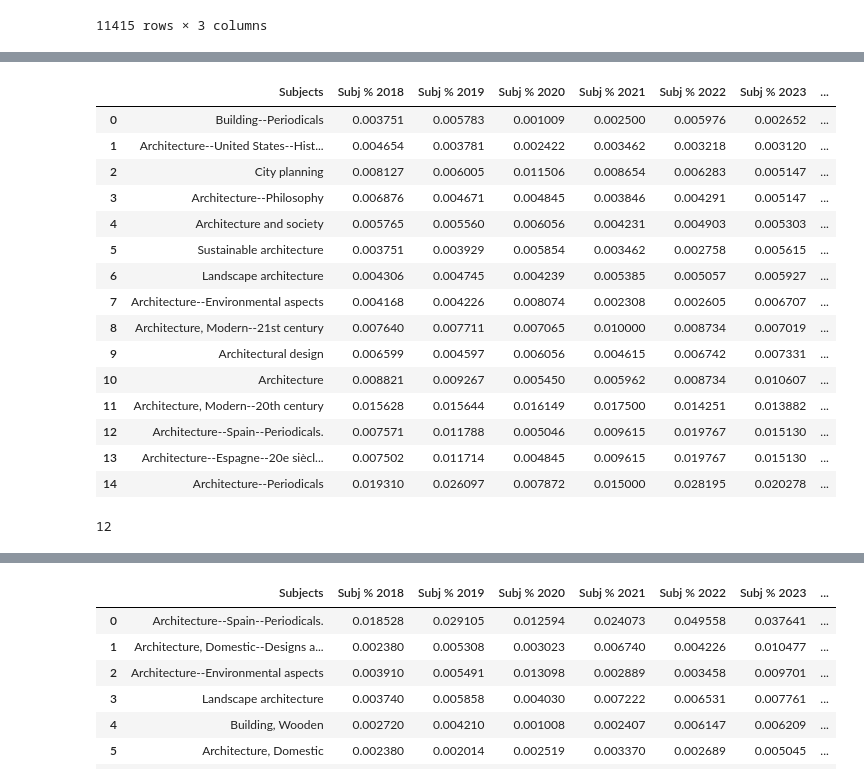
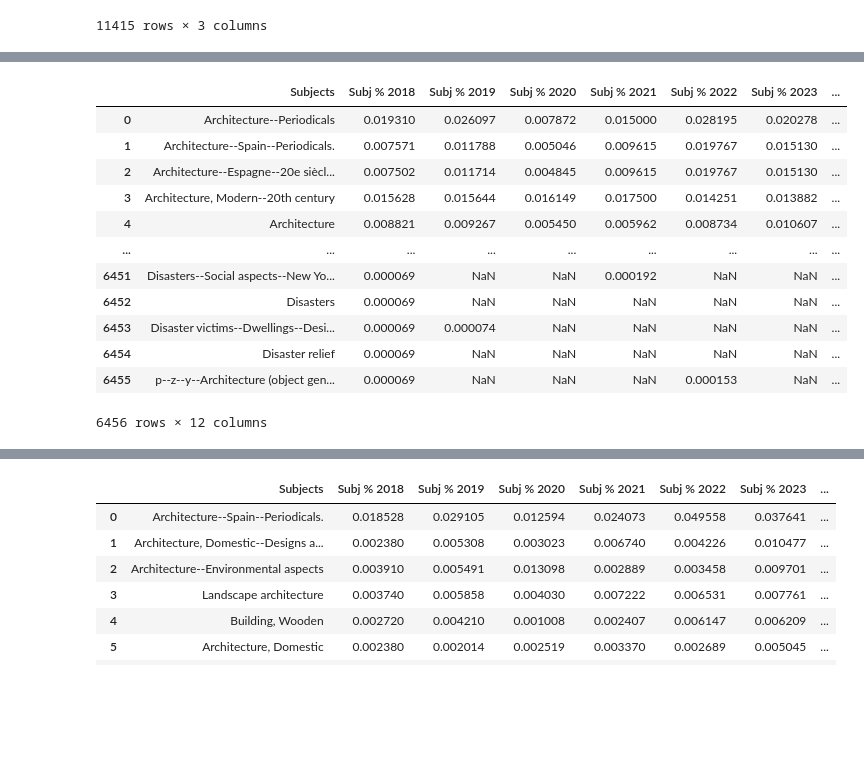
Before and after one commit to senderrr/Architecture, a Jupyter notebook: ArchitectureNotebookPlots.ipynb, the cells around one changed output, grey strips where cells are left out. Cells and saved outputs as stored; diff of their text form; code cells hidden in the pictures; blank space fills up the shorter version.

```diff
--- a/ArchitectureNotebookPlots.ipynb
+++ b/ArchitectureNotebookPlots.ipynb
@@ -366,7 +366,9 @@ def DiffPerc(df,head, order):
 
     merged_df5['2019 Diff 2018'] = merged_df5['Subj % 2019'] - merged_df5['Subj % 2018']
 
-    merged_df5 = merged_df5.head(head).sort_values(by=['Subj % 2023'], ascending=[order]).reset_index(drop=True)
+    #merged_df5 = merged_df5.head(head).sort_values(by=['Subj % 2023'], ascending=[order]).reset_index(drop=True)
+    merged_df5 = merged_df5.sort_values(by=['Subj % 2023'], ascending=[order]).reset_index(drop=True)
+
     merged_df5 = merged_df5[['Subjects', 'Subj % 2018', 'Subj % 2019', 'Subj % 2020', 'Subj % 2021', 'Subj % 2022', 'Subj % 2023',
                              '2019 Diff 2018', '2020 Diff 2018','2021 Diff 2018', '2022 Diff 2018',  '2023 Diff 2018']]
 
@@ -395,24 +377,17 @@ t.head(15)
 # %%
-y = DiffPerc(three_df, 15, True)
-y
+diff_three_df2023 = DiffPerc(three_df, 15, False)
+diff_three_df2023
 # %% [output]
 |  | Subjects | Subj % 2018 | Subj % 2019 | Subj % 2020 | Subj % 2021 | Subj % 2022 | Subj % 2023 | ... |
-| 0 | Building--Periodicals | 0.003751 | 0.005783 | 0.001009 | 0.002500 | 0.005976 | 0.002652 | ... |
-| 1 | Architecture--United States--Hist... | 0.004654 | 0.003781 | 0.002422 | 0.003462 | 0.003218 | 0.003120 | ... |
-| 2 | City planning | 0.008127 | 0.006005 | 0.011506 | 0.008654 | 0.006283 | 0.005147 | ... |
-| 3 | Architecture--Philosophy | 0.006876 | 0.004671 | 0.004845 | 0.003846 | 0.004291 | 0.005147 | ... |
-| 4 | Architecture and society | 0.005765 | 0.005560 | 0.006056 | 0.004231 | 0.004903 | 0.005303 | ... |
-| 5 | Sustainable architecture | 0.003751 | 0.003929 | 0.005854 | 0.003462 | 0.002758 | 0.005615 | ... |
-| 6 | Landscape architecture | 0.004306 | 0.004745 | 0.004239 | 0.005385 | 0.005057 | 0.005927 | ... |
-| 7 | Architecture--Environmental aspects | 0.004168 | 0.004226 | 0.008074 | 0.002308 | 0.002605 | 0.006707 | ... |
-| 8 | Architecture, Modern--21st century | 0.007640 | 0.007711 | 0.007065 | 0.010000 | 0.008734 | 0.007019 | ... |
-| 9 | Architectural design | 0.006599 | 0.004597 | 0.006056 | 0.004615 | 0.006742 | 0.007331 | ... |
-| 10 | Architecture | 0.008821 | 0.009267 | 0.005450 | 0.005962 | 0.008734 | 0.010607 | ... |
-| 11 | Architecture, Modern--20th century | 0.015628 | 0.015644 | 0.016149 | 0.017500 | 0.014251 | 0.013882 | ... |
-| 12 | Architecture--Spain--Periodicals. | 0.007571 | 0.011788 | 0.005046 | 0.009615 | 0.019767 | 0.015130 | ... |
-| 13 | Architecture--Espagne--20e siècl... | 0.007502 | 0.011714 | 0.004845 | 0.009615 | 0.019767 | 0.015130 | ... |
-| 14 | Architecture--Periodicals | 0.019310 | 0.026097 | 0.007872 | 0.015000 | 0.028195 | 0.020278 | ... |
+| 0 | Architecture--Periodicals | 0.019310 | 0.026097 | 0.007872 | 0.015000 | 0.028195 | 0.020278 | ... |
+| 1 | Architecture--Spain--Periodicals. | 0.007571 | 0.011788 | 0.005046 | 0.009615 | 0.019767 | 0.015130 | ... |
+| 2 | Architecture--Espagne--20e siècl... | 0.007502 | 0.011714 | 0.004845 | 0.009615 | 0.019767 | 0.015130 | ... |
+| 3 | Architecture, Modern--20th century | 0.015628 | 0.015644 | 0.016149 | 0.017500 | 0.014251 | 0.013882 | ... |
+| 4 | Architecture | 0.008821 | 0.009267 | 0.005450 | 0.005962 | 0.008734 | 0.010607 | ... |
+| ... | ... | ... | ... | ... | ... | ... | ... | ... |
+| 6451 | Disasters--Social aspects--New Yo... | 0.000069 | NaN | NaN | 0.000192 | NaN | NaN | ... |
+| 6452 | Disasters | 0.000069 | NaN | NaN | NaN | NaN | NaN | ... |
+| 6453 | Disaster victims--Dwellings--Desi... | 0.000069 | 0.000074 | NaN | NaN | NaN | NaN | ... |
+| 6454 | Disaster relief | 0.000069 | NaN | NaN | NaN | NaN | NaN | ... |
+| 6455 | p--z--y--Architecture (object gen... | 0.000069 | NaN | NaN | NaN | 0.000153 | NaN | ... |
+6456 rows × 12 columns
-# %%
-len(t)
-# %% [output]
-12
```
Also changed, not shown: parts of 15 cells of this notebook.
